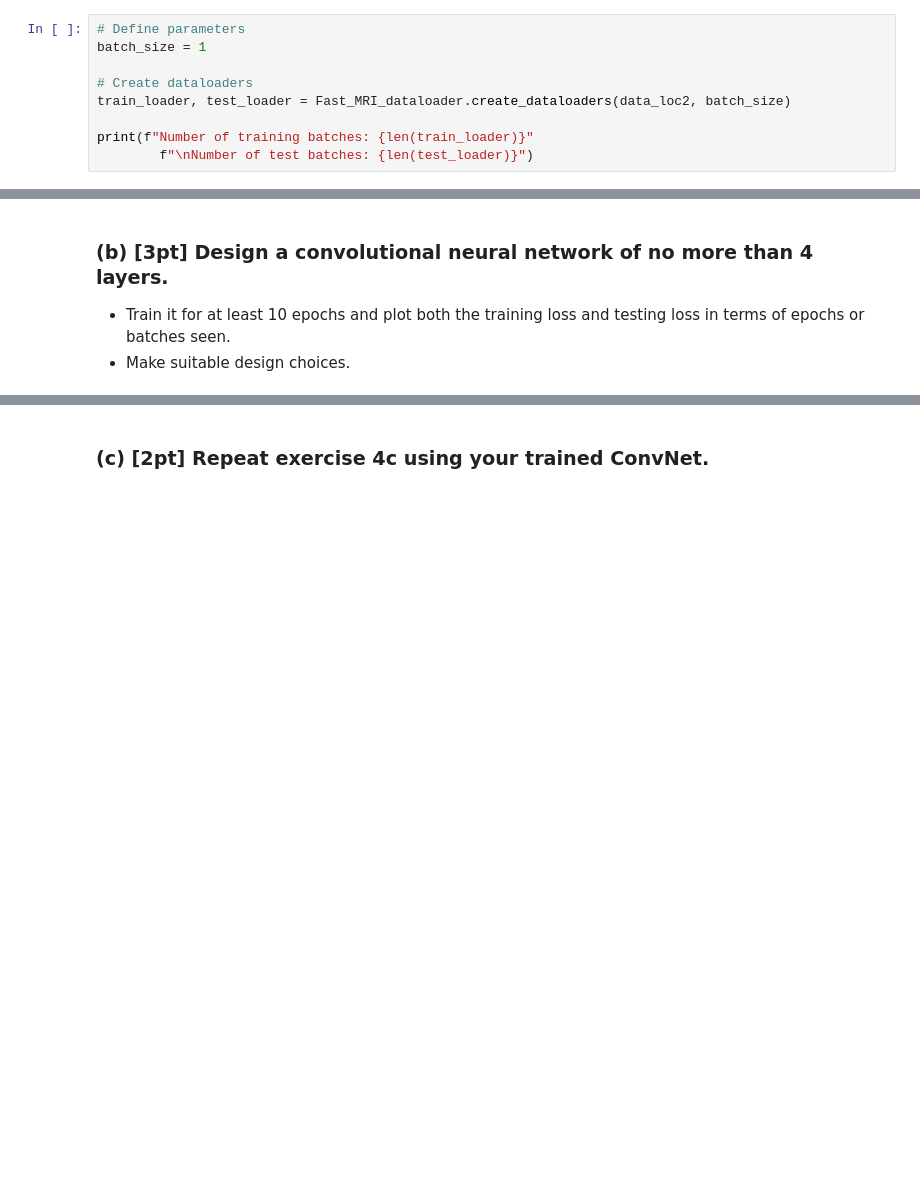
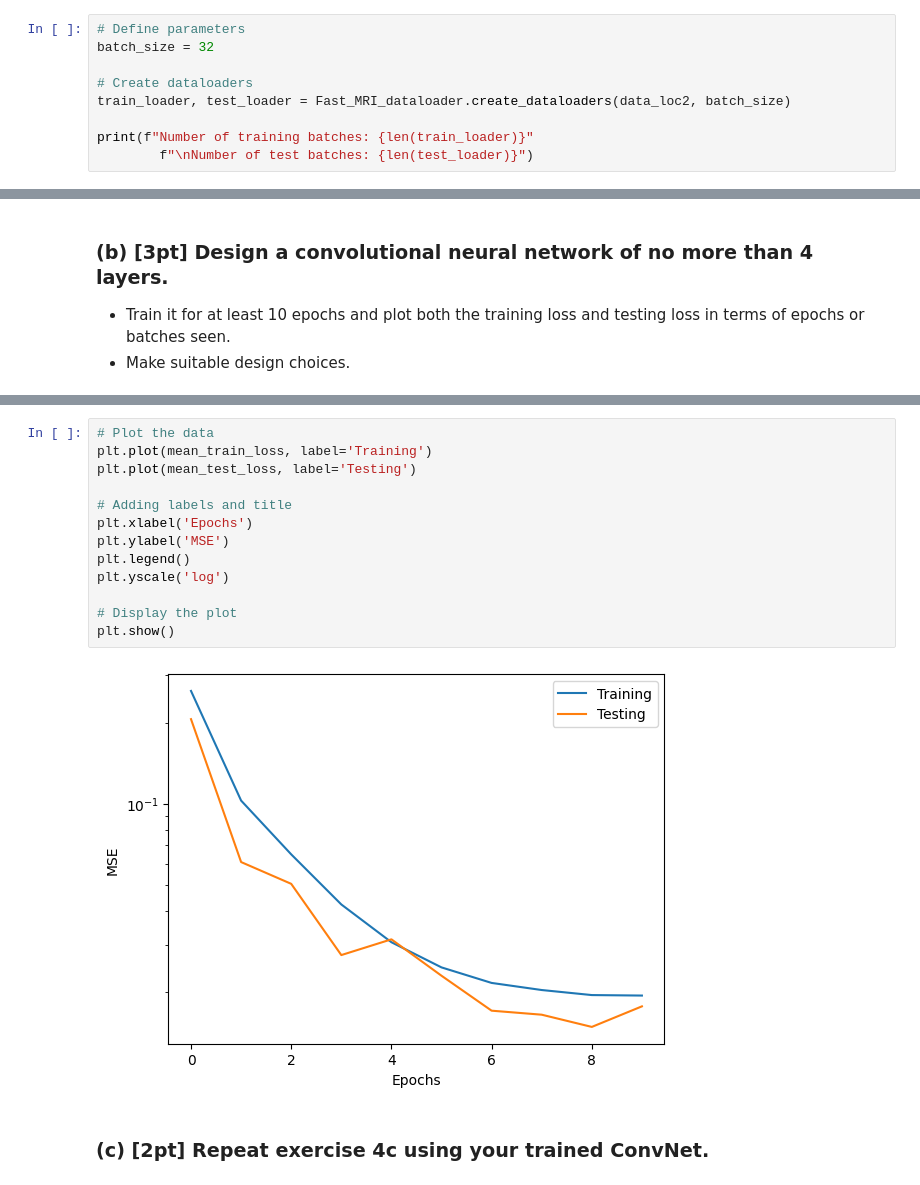
Before and after one commit to svenbbsp/5LSL0, a Jupyter notebook: Assignment_4/Assignment_4_Notebook.ipynb, the cells around one changed output, grey strips where cells are left out. Cells and saved outputs as stored; diff of their text form; blank space fills up the shorter version.

```diff
--- a/Assignment_4/Assignment_4_Notebook.ipynb
+++ b/Assignment_4/Assignment_4_Notebook.ipynb
@@ -302,7 +302,7 @@ So, even though there's no traditional non-linear activation function like ReLU
 ## Week 2
 # %%
 # Define parameters
-batch_size = 1
+batch_size = 32
 
 # Create dataloaders
 train_loader, test_loader = Fast_MRI_dataloader.create_dataloaders(data_loc2, batch_size)
@@ -610,2 +652,17 @@ class kneeNET():
+# %%
+# Plot the data
+plt.plot(mean_train_loss, label='Training')
+plt.plot(mean_test_loss, label='Testing')
+
+# Adding labels and title
+plt.xlabel('Epochs')
+plt.ylabel('MSE')
+plt.legend()
+plt.yscale('log')
+
+# Display the plot
+plt.show()
+# %% [output]
+[figure, added]
 # %% [markdown]
 ### (c) [2pt] Repeat exercise 4c using your trained ConvNet.
```
Also changed, not shown: parts of 5 cells of this notebook.
